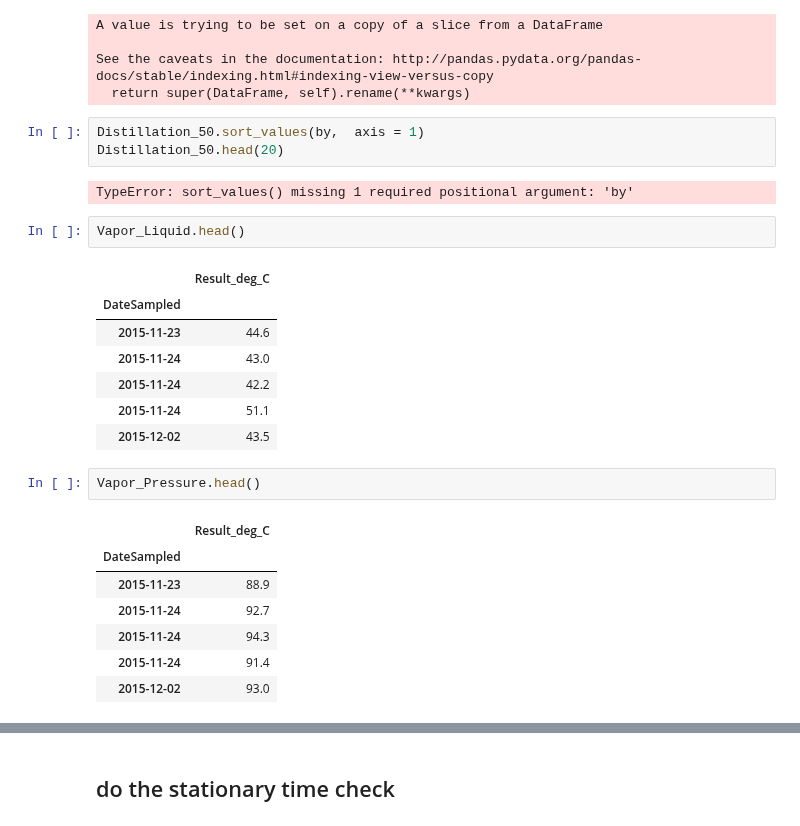
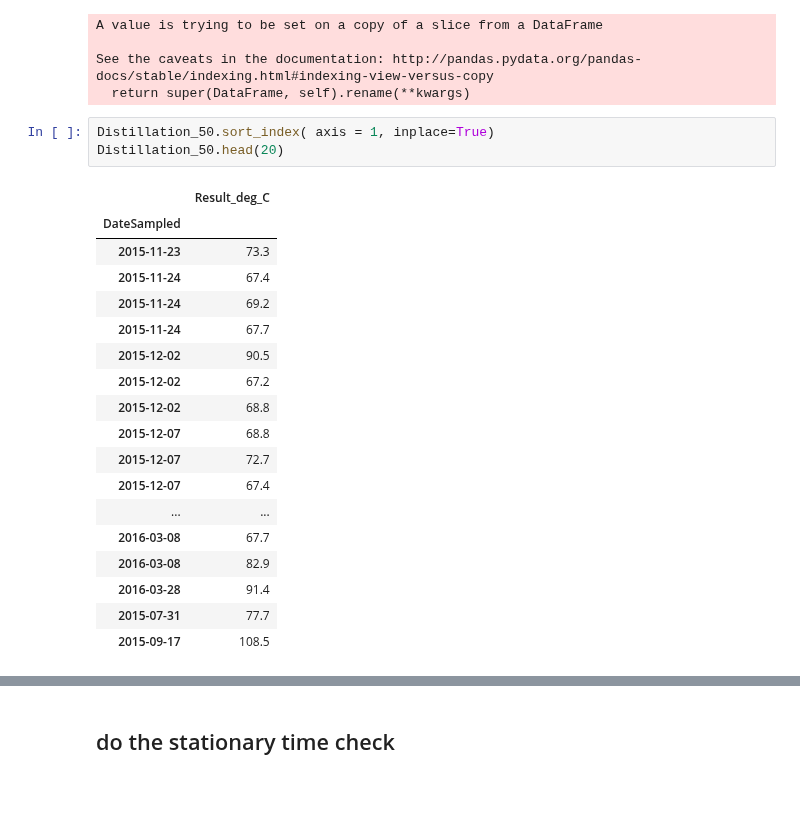
Before and after one commit to mishaberrien/tenessee-fuel-quality-analysis, a Jupyter notebook: notebooks/03_analysis/07302019-kph-time-analysis.ipynb, the cells around one changed output, grey strips where cells are left out. Drawn from its saved outputs; the diff is of its cells as text; blank space fills up the shorter version.

```diff
--- a/notebooks/03_analysis/07302019-kph-time-analysis.ipynb
+++ b/notebooks/03_analysis/07302019-kph-time-analysis.ipynb
@@ -107,27 +107,24 @@ A value is trying to be set on a copy of a slice from a DataFrame
 See the caveats in the documentation: http://pandas.pydata.org/pandas-docs/stable/indexing.html#indexing-view-versus-copy
   return super(DataFrame, self).rename(**kwargs)
 # %%
-Distillation_50.sort_values(by,  axis = 1)
+Distillation_50.sort_index( axis = 1, inplace=True)
 Distillation_50.head(20)
 # %% [output]
-TypeError: sort_values() missing 1 required positional argument: 'by'
+|  | Result_deg_C |
+| DateSampled |  |
+| 2015-11-23 | 73.3 |
+| 2015-11-24 | 67.4 |
+| 2015-11-24 | 69.2 |
+| 2015-11-24 | 67.7 |
+| 2015-12-02 | 90.5 |
+| 2015-12-02 | 67.2 |
+| 2015-12-02 | 68.8 |
+| 2015-12-07 | 68.8 |
+| 2015-12-07 | 72.7 |
+| 2015-12-07 | 67.4 |
+| ... | ... |
+| 2016-03-08 | 67.7 |
+| 2016-03-08 | 82.9 |
+| 2016-03-28 | 91.4 |
+| 2015-07-31 | 77.7 |
+| 2015-09-17 | 108.5 |
-# %%
-Vapor_Liquid.head()
-# %% [output]
-|  | Result_deg_C |
-| DateSampled |  |
-| 2015-11-23 | 44.6 |
-| 2015-11-24 | 43.0 |
-| 2015-11-24 | 42.2 |
-| 2015-11-24 | 51.1 |
-| 2015-12-02 | 43.5 |
-# %%
-Vapor_Pressure.head()
-# %% [output]
-|  | Result_deg_C |
-| DateSampled |  |
-| 2015-11-23 | 88.9 |
-| 2015-11-24 | 92.7 |
-| 2015-11-24 | 94.3 |
-| 2015-11-24 | 91.4 |
-| 2015-12-02 | 93.0 |
```
Also changed, not shown: parts of 4 cells of this notebook.
